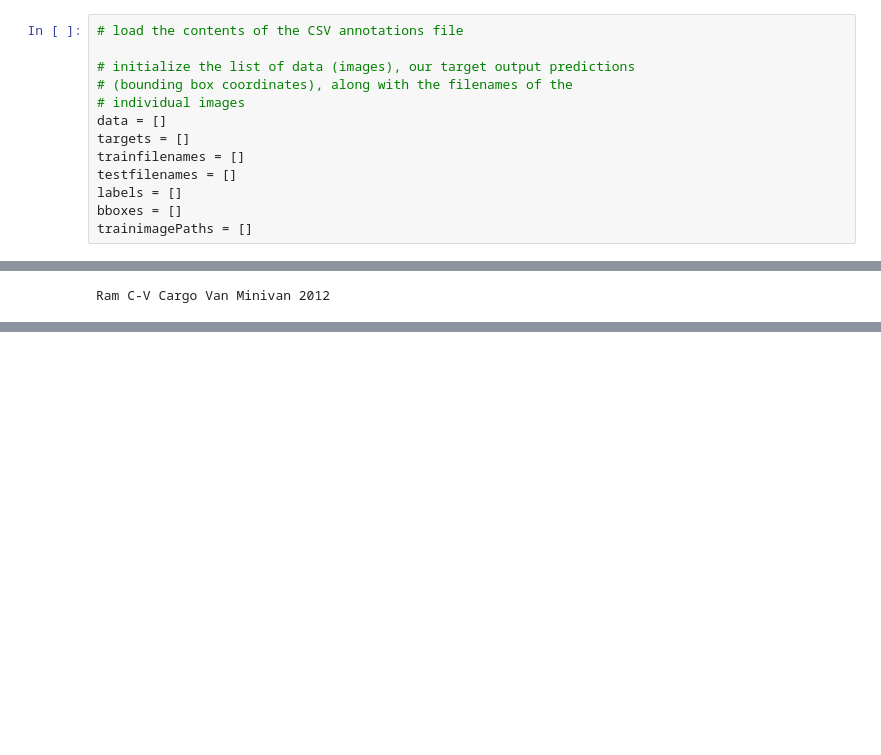
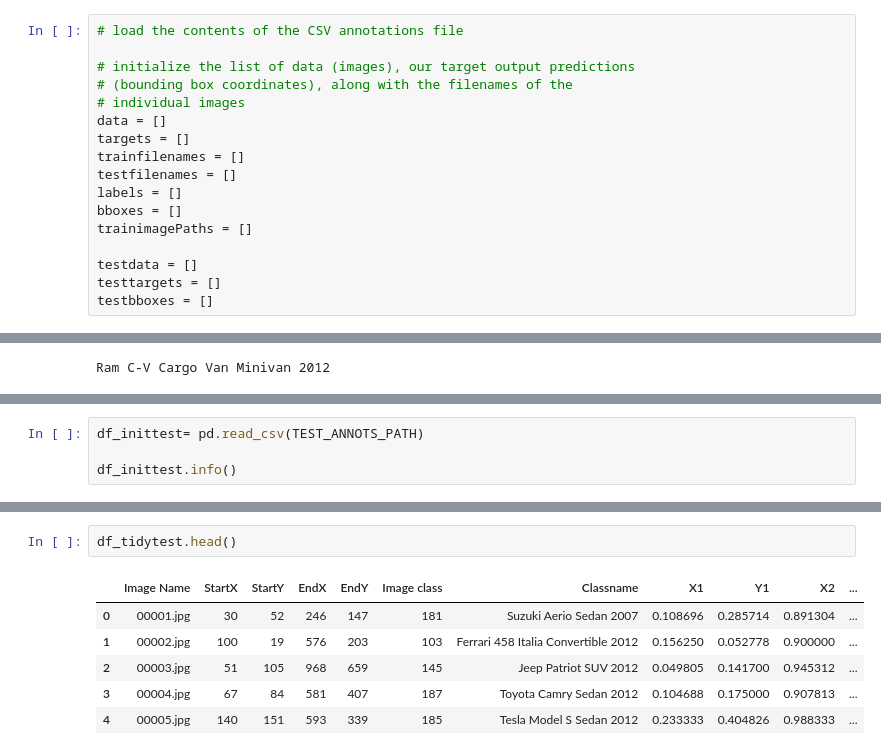
Before and after one commit to girijeshcse/car_finder, a Jupyter notebook: notebooks/Car_model_training.ipynb, the cells around one changed output, grey strips where cells are left out. Drawn from its saved outputs; the diff is of its cells as text; blank space fills up the shorter version.

```diff
--- a/notebooks/Car_model_training.ipynb
+++ b/notebooks/Car_model_training.ipynb
@@ -65,4 +78,8 @@ testfilenames = []
 labels = []
 bboxes = []
 trainimagePaths = []
+
+testdata = []
+testtargets = []
+testbboxes = []
 # %%
@@ -147,0 +141,4 @@ for row in Output:
+# %%
+df_inittest= pd.read_csv(TEST_ANNOTS_PATH)
+
+df_inittest.info()
@@ -147,0 +291,9 @@ for row in Output:
+# %%
+df_tidytest.head()
+# %% [output]
+|  | Image Name | StartX | StartY | EndX | EndY | Image class | Classname | X1 | Y1 | X2 | ... |
+| 0 | 00001.jpg | 30 | 52 | 246 | 147 | 181 | Suzuki Aerio Sedan 2007 | 0.108696 | 0.285714 | 0.891304 | ... |
+| 1 | 00002.jpg | 100 | 19 | 576 | 203 | 103 | Ferrari 458 Italia Convertible 2012 | 0.156250 | 0.052778 | 0.900000 | ... |
+| 2 | 00003.jpg | 51 | 105 | 968 | 659 | 145 | Jeep Patriot SUV 2012 | 0.049805 | 0.141700 | 0.945312 | ... |
+| 3 | 00004.jpg | 67 | 84 | 581 | 407 | 187 | Toyota Camry Sedan 2012 | 0.104688 | 0.175000 | 0.907813 | ... |
+| 4 | 00005.jpg | 140 | 151 | 593 | 339 | 185 | Tesla Model S Sedan 2012 | 0.233333 | 0.404826 | 0.988333 | ... |
```
Also changed, not shown: parts of 29 cells of this notebook.
